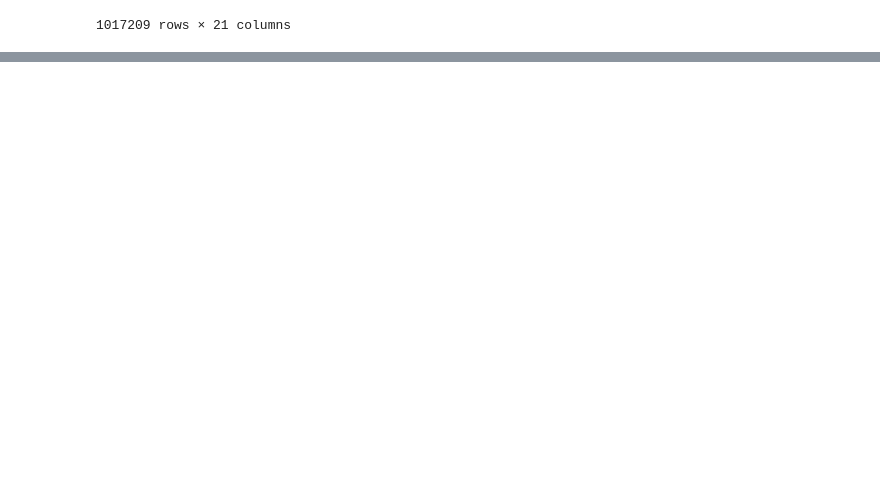
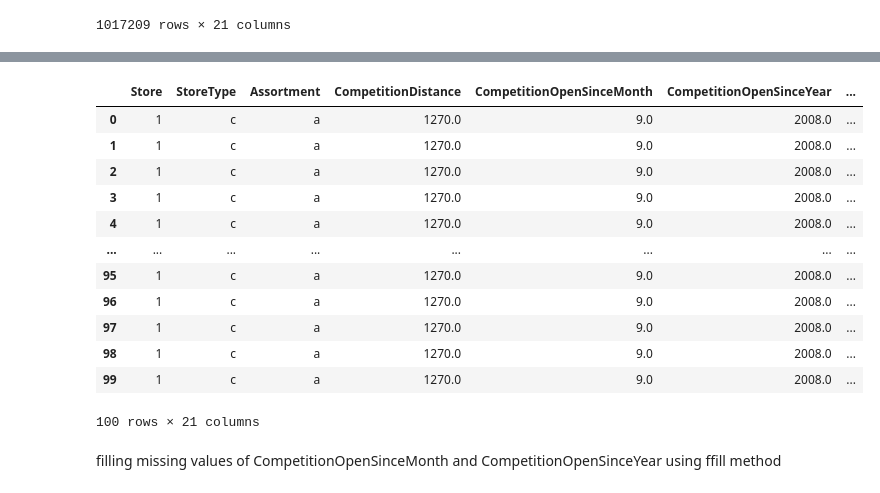
Before and after one commit to BirtukanK/Sales_prediction, a Jupyter notebook: notebook/Time_Series_Analysis.ipynb, the cells around one changed output, grey strips where cells are left out. Drawn from its saved outputs; the diff is of its cells as text; code cells hidden in the pictures; blank space fills up the shorter version.

```diff
--- a/notebook/Time_Series_Analysis.ipynb
+++ b/notebook/Time_Series_Analysis.ipynb
@@ -291,0 +211,16 @@ Now we have no missing value in our data set.
+# %%
+df.head(100)
+# %% [output]
+|  | Store | StoreType | Assortment | CompetitionDistance | CompetitionOpenSinceMonth | CompetitionOpenSinceYear | ... |
+| 0 | 1 | c | a | 1270.0 | 9.0 | 2008.0 | ... |
+| 1 | 1 | c | a | 1270.0 | 9.0 | 2008.0 | ... |
+| 2 | 1 | c | a | 1270.0 | 9.0 | 2008.0 | ... |
+| 3 | 1 | c | a | 1270.0 | 9.0 | 2008.0 | ... |
+| 4 | 1 | c | a | 1270.0 | 9.0 | 2008.0 | ... |
+| ... | ... | ... | ... | ... | ... | ... | ... |
+| 95 | 1 | c | a | 1270.0 | 9.0 | 2008.0 | ... |
+| 96 | 1 | c | a | 1270.0 | 9.0 | 2008.0 | ... |
+| 97 | 1 | c | a | 1270.0 | 9.0 | 2008.0 | ... |
+| 98 | 1 | c | a | 1270.0 | 9.0 | 2008.0 | ... |
+| 99 | 1 | c | a | 1270.0 | 9.0 | 2008.0 | ... |
+100 rows × 21 columns
@@ -291,0 +230,2 @@ Now we have no missing value in our data set.
+# %% [markdown]
+filling missing values of CompetitionOpenSinceMonth and CompetitionOpenSinceYear using ffill method
```
Also changed, not shown: parts of 46 cells of this notebook, 3 other files.
